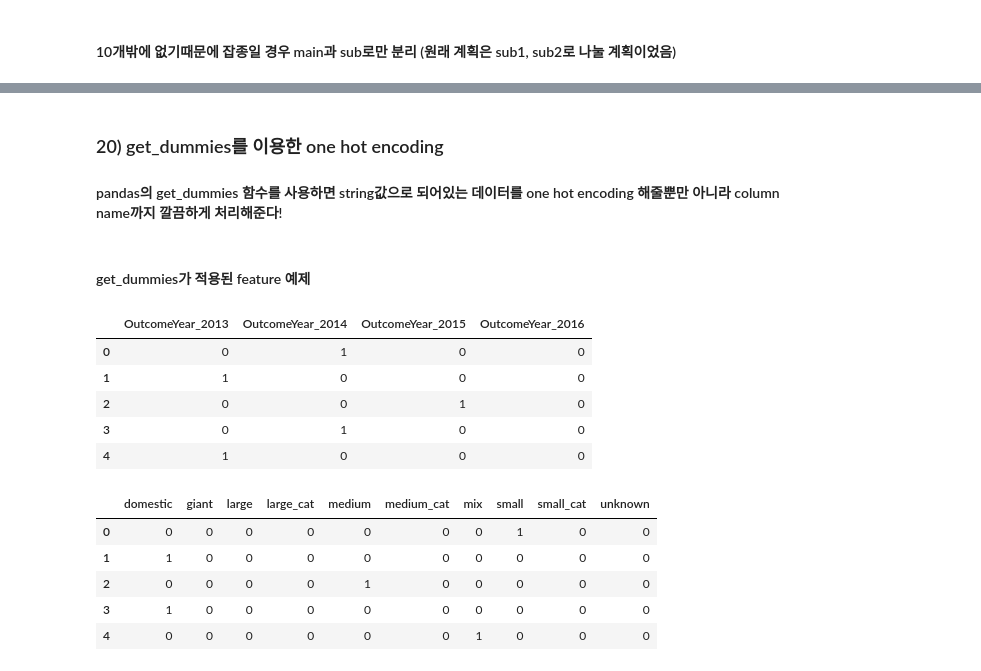
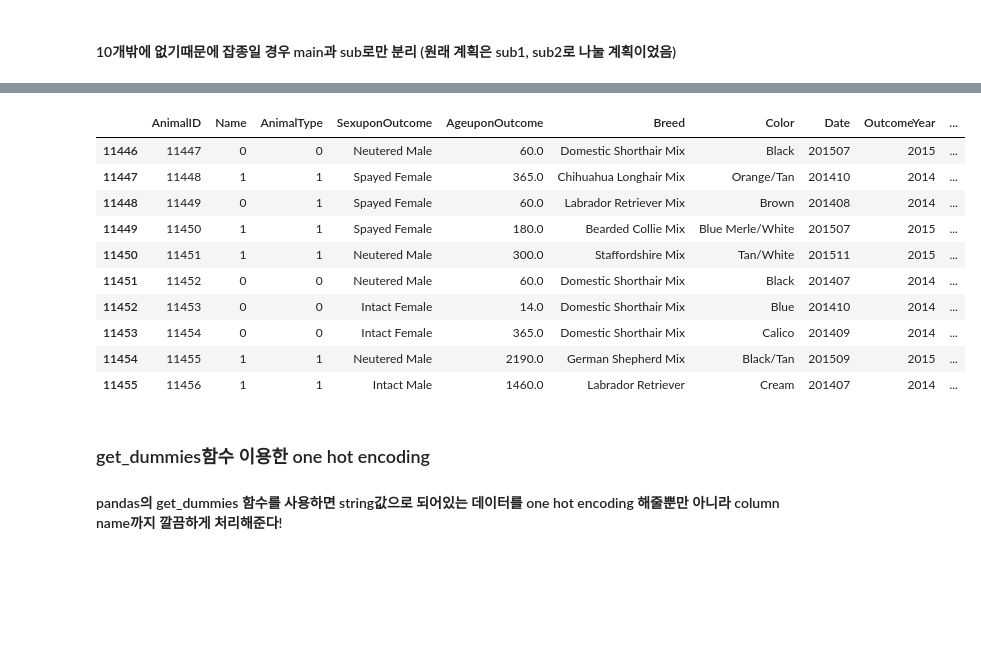
Before and after one commit to frozendrpepper/ML_Project, a Jupyter notebook: Project_temp.ipynb, the cells around one changed output, grey strips where cells are left out. Drawn from its saved outputs; the diff is of its cells as text; code cells hidden in the pictures; blank space fills up the shorter version.

```diff
--- a/Project_temp.ipynb
+++ b/Project_temp.ipynb
@@ -990,5 +1033,20 @@ data_set['Breed_Popularity_2015'] = data_set['Breed_Popularity_2015'].fillna(-99
+# %%
+#Data display
+data_combined.tail(10)
+# %% [output]
+|  | AnimalID | Name | AnimalType | SexuponOutcome | AgeuponOutcome | Breed | Color | Date | OutcomeYear | ... |
+| 11446 | 11447 | 0 | 0 | Neutered Male | 60.0 | Domestic Shorthair Mix | Black | 201507 | 2015 | ... |
+| 11447 | 11448 | 1 | 1 | Spayed Female | 365.0 | Chihuahua Longhair Mix | Orange/Tan | 201410 | 2014 | ... |
+| 11448 | 11449 | 0 | 1 | Spayed Female | 60.0 | Labrador Retriever Mix | Brown | 201408 | 2014 | ... |
+| 11449 | 11450 | 1 | 1 | Spayed Female | 180.0 | Bearded Collie Mix | Blue Merle/White | 201507 | 2015 | ... |
+| 11450 | 11451 | 1 | 1 | Neutered Male | 300.0 | Staffordshire Mix | Tan/White | 201511 | 2015 | ... |
+| 11451 | 11452 | 0 | 0 | Neutered Male | 60.0 | Domestic Shorthair Mix | Black | 201407 | 2014 | ... |
+| 11452 | 11453 | 0 | 0 | Intact Female | 14.0 | Domestic Shorthair Mix | Blue | 201410 | 2014 | ... |
+| 11453 | 11454 | 0 | 0 | Intact Female | 365.0 | Domestic Shorthair Mix | Calico | 201409 | 2014 | ... |
+| 11454 | 11455 | 1 | 1 | Neutered Male | 2190.0 | German Shepherd Mix | Black/Tan | 201509 | 2015 | ... |
+| 11455 | 11456 | 1 | 1 | Intact Male | 1460.0 | Labrador Retriever | Cream | 201407 | 2014 | ... |
 # %% [markdown]
-### 20) get_dummies를 이용한 one hot encoding
+### get_dummies함수 이용한 one hot encoding
 
 #### pandas의 get_dummies 함수를 사용하면 string값으로 되어있는 데이터를 one hot encoding 해줄뿐만 아니라 column name까지 깔끔하게 처리해준다!
 # %%
@@ -1004,23 +1062,3 @@ size_le = pd.get_dummies(data_train['Size'])
 sex_le = pd.get_dummies(data_train['SexuponOutcome'])
 season_le = pd.get_dummies(data_train[['OutcomeSeason']])
 outcomesubtype_le = pd.get_dummies(data_train[['OutcomeSubtype']])
-# %% [markdown]
-#### get_dummies가 적용된 feature 예제
-# %%
-year_le.head()
-# %% [output]
-|  | OutcomeYear_2013 | OutcomeYear_2014 | OutcomeYear_2015 | OutcomeYear_2016 |
-| 0 | 0 | 1 | 0 | 0 |
-| 1 | 1 | 0 | 0 | 0 |
-| 2 | 0 | 0 | 1 | 0 |
-| 3 | 0 | 1 | 0 | 0 |
-| 4 | 1 | 0 | 0 | 0 |
-# %%
-size_le.head()
-# %% [output]
-|  | domestic | giant | large | large_cat | medium | medium_cat | mix | small | small_cat | unknown |
-| 0 | 0 | 0 | 0 | 0 | 0 | 0 | 0 | 1 | 0 | 0 |
-| 1 | 1 | 0 | 0 | 0 | 0 | 0 | 0 | 0 | 0 | 0 |
-| 2 | 0 | 0 | 0 | 0 | 1 | 0 | 0 | 0 | 0 | 0 |
-| 3 | 1 | 0 | 0 | 0 | 0 | 0 | 0 | 0 | 0 | 0 |
-| 4 | 0 | 0 | 0 | 0 | 0 | 0 | 1 | 0 | 0 | 0 |
```
Also changed, not shown: parts of 225 cells of this notebook, 2 other files.
